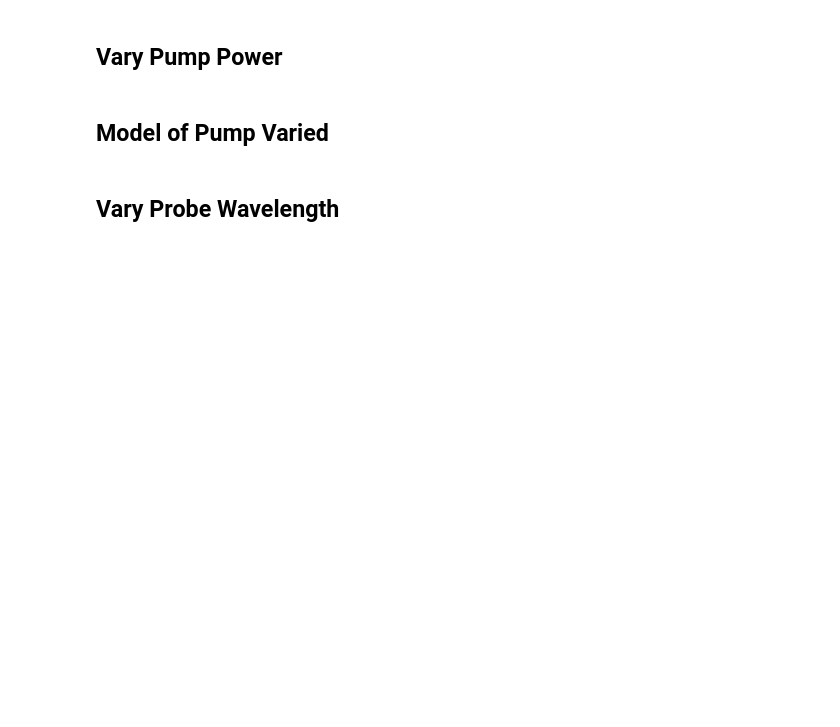
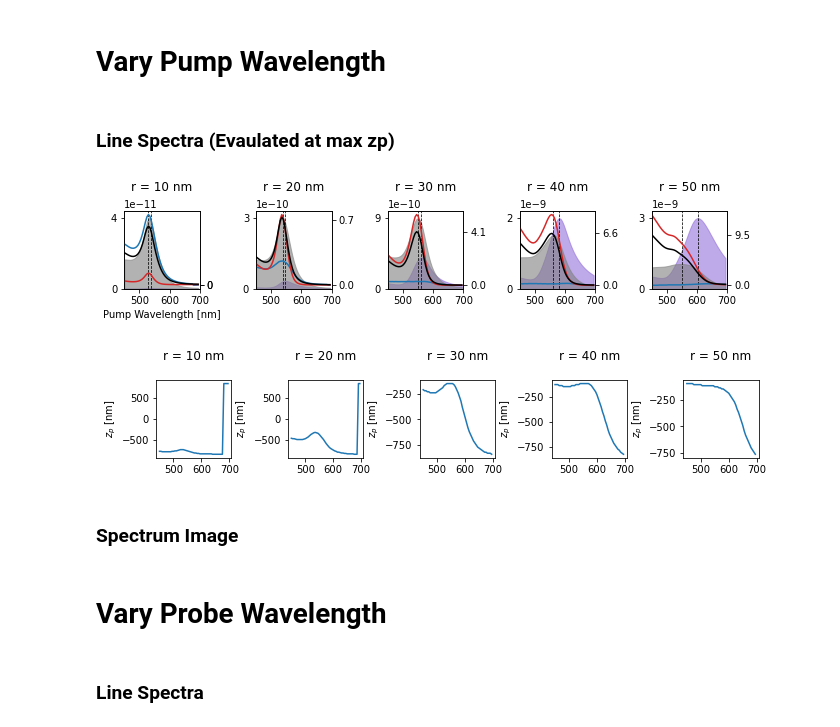
Before and after one commit to claireannewest/photothermal_imaging, a Jupyter notebook: analytic/Interpreting Photothermal Signal.ipynb, the cells around one changed output. Cells and saved outputs as stored; diff of their text form; code cells hidden in the pictures; blank space fills up the shorter version.

```diff
--- a/analytic/Interpreting Photothermal Signal.ipynb
+++ b/analytic/Interpreting Photothermal Signal.ipynb
@@ -3,8 +3,10 @@ from analytic_psfs import Mie_Theory
 from analytic_psfs import Plot_Everything
 import numpy as np
 import matplotlib.pyplot as plt
+# %% [markdown]
+# Vary Pump Wavelength
 # %% [markdown]
-## Vary Pump Power
+### Line Spectra (Evaulated at max zp)
 # %%
 fig, ax = plt.subplots(1, 5, figsize=(9.3,1.8),sharex=True)
 radius = np.array([10, 20, 30, 40, 50])*1E-7
@@ -23,2 +26,0 @@ pe.pi_si_terms(pump, probe, whichalpha, nTOT_abs, nTOT_sca, power, fig, ax, plot
-# %% [markdown]
-## Model of Pump Varied
@@ -59,0 +27,26 @@ fig.savefig(str('pump_model.png'),
+# %%
+#### Find Max ####
+fig, ax = plt.subplots(1, 5, figsize=(9.3,1.8),sharex=True)
+radius = np.array([10, 20, 30, 40, 50])*1E-7
+whichalpha='coreshell_MW'
+nTOT_abs=10
+nTOT_sca=10
+power = 500 # microWatts
+
+pe = Plot_Everything(radius)
+waverange = np.round(np.arange(450, 700, 5)*1E-7, 7)
+pump = waverange
+probe = np.array([785.E-7])
+
+pe.sweepwave_atzpmax(pump, probe, whichalpha,
+                    nTOT_abs, nTOT_sca,
+                    power, fig, ax,
+                    plot_scatt_diff=False,
+                    sep_sincos=False,
+                    include_zpmax=True,
+                    waverange=waverange)
+# %% [output]
+[figure, added]
+[figure, added]
+# %% [markdown]
+### Spectrum Image
@@ -60,5 +67,7 @@ fig.savefig(str('pump_model.png'),
 # %% [markdown]
-## Vary Probe Wavelength
+# Vary Probe Wavelength
+# %% [markdown]
+### Line Spectra
 # %%
 fig, ax = plt.subplots(1, 5, figsize=(9.3,1.8),sharex=True)
 radius = np.array([10, 20, 30, 40, 50])*1E-7
```
Also changed, not shown: parts of 17 cells of this notebook, 16 other files.
